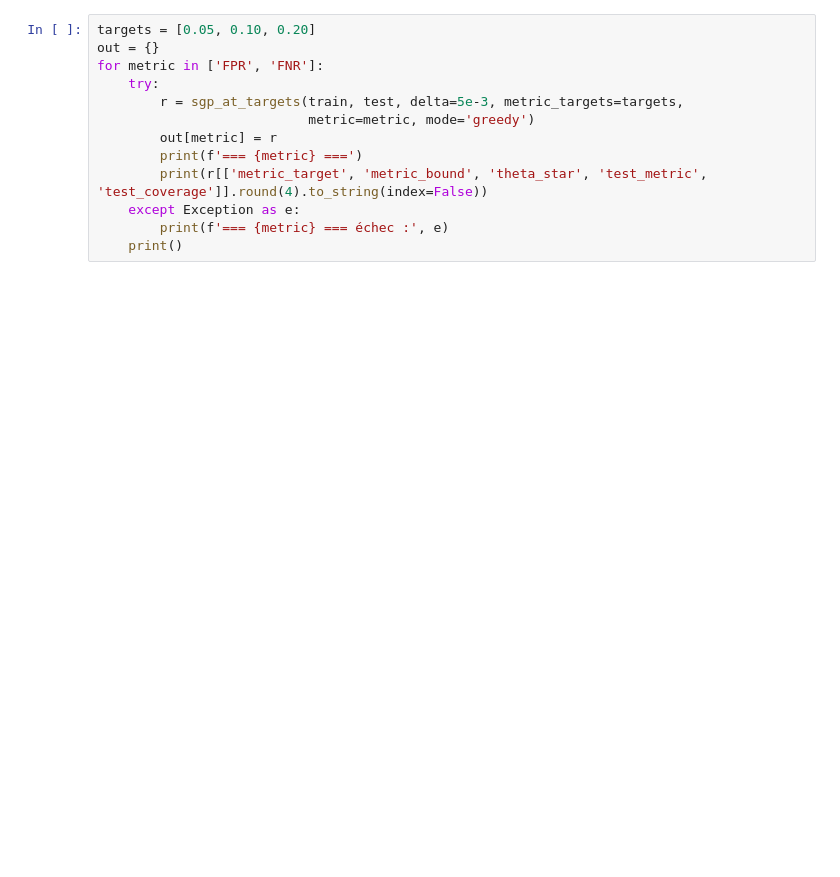
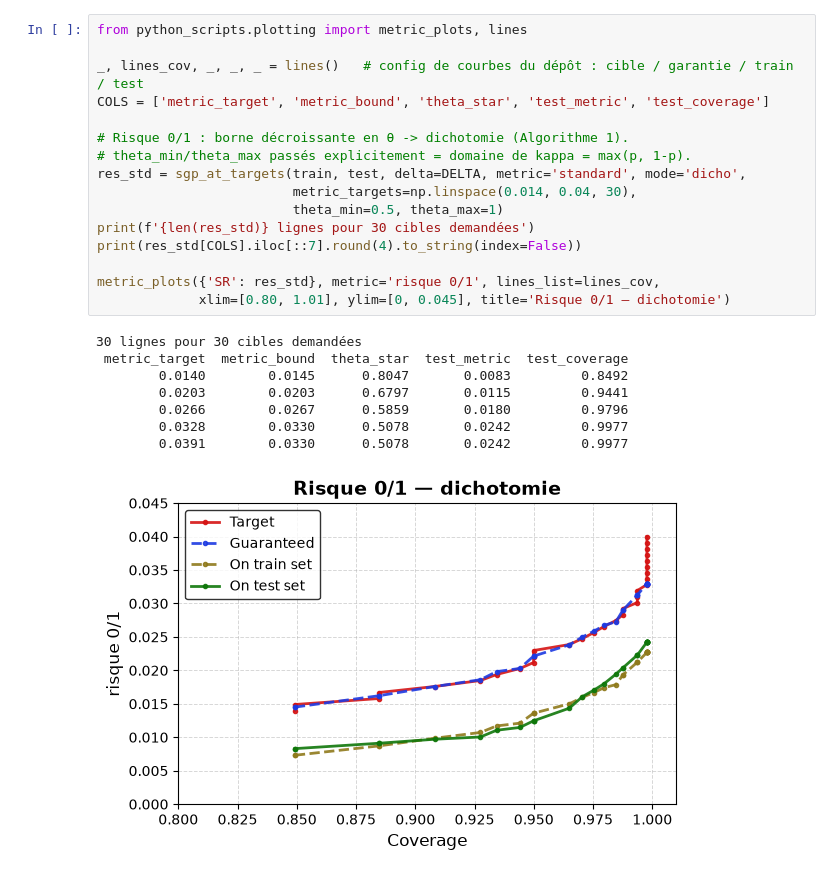
Before and after one commit to Epiconcept-Paris/data-capsule-deep-piste, a Jupyter notebook: notebooks/08_risk_control_abstention.ipynb, the cells around one changed output. Saved outputs shown, nothing was run; the diff lists cells and outputs as text; blank space fills up the shorter version.

```diff
--- a/notebooks/08_risk_control_abstention.ipynb
+++ b/notebooks/08_risk_control_abstention.ipynb
@@ -79,14 +332,26 @@ fixe ne sépare pas `d1` et `d2`. Vérifions-le.
 # %%
-targets = [0.05, 0.10, 0.20]
-out = {}
-for metric in ['FPR', 'FNR']:
-    try:
-        r = sgp_at_targets(train, test, delta=5e-3, metric_targets=targets,
-                           metric=metric, mode='greedy')
-        out[metric] = r
-        print(f'=== {metric} ===')
-        print(r[['metric_target', 'metric_bound', 'theta_star', 'test_metric', 'test_coverage']].round(4).to_string(index=False))
-    except Exception as e:
-        print(f'=== {metric} === échec :', e)
-    print()
+from python_scripts.plotting import metric_plots, lines
+
+_, lines_cov, _, _, _ = lines()   # config de courbes du dépôt : cible / garantie / train / test
+COLS = ['metric_target', 'metric_bound', 'theta_star', 'test_metric', 'test_coverage']
+
+# Risque 0/1 : borne décroissante en θ -> dichotomie (Algorithme 1).
+# theta_min/theta_max passés explicitement = domaine de kappa = max(p, 1-p).
+res_std = sgp_at_targets(train, test, delta=DELTA, metric='standard', mode='dicho',
+                         metric_targets=np.linspace(0.014, 0.04, 30),
+                         theta_min=0.5, theta_max=1)
+print(f'{len(res_std)} lignes pour 30 cibles demandées')
+print(res_std[COLS].iloc[::7].round(4).to_string(index=False))
+
+metric_plots({'SR': res_std}, metric='risque 0/1', lines_list=lines_cov,
+             xlim=[0.80, 1.01], ylim=[0, 0.045], title='Risque 0/1 — dichotomie')
+# %% [output]
+30 lignes pour 30 cibles demandées
+ metric_target  metric_bound  theta_star  test_metric  test_coverage
+        0.0140        0.0145      0.8047       0.0083         0.8492
+        0.0203        0.0203      0.6797       0.0115         0.9441
+        0.0266        0.0267      0.5859       0.0180         0.9796
+        0.0328        0.0330      0.5078       0.0242         0.9977
+        0.0391        0.0330      0.5078       0.0242         0.9977
+[figure, added]
 # %%
```
Also changed, not shown: parts of 17 cells of this notebook, 20 other files.
